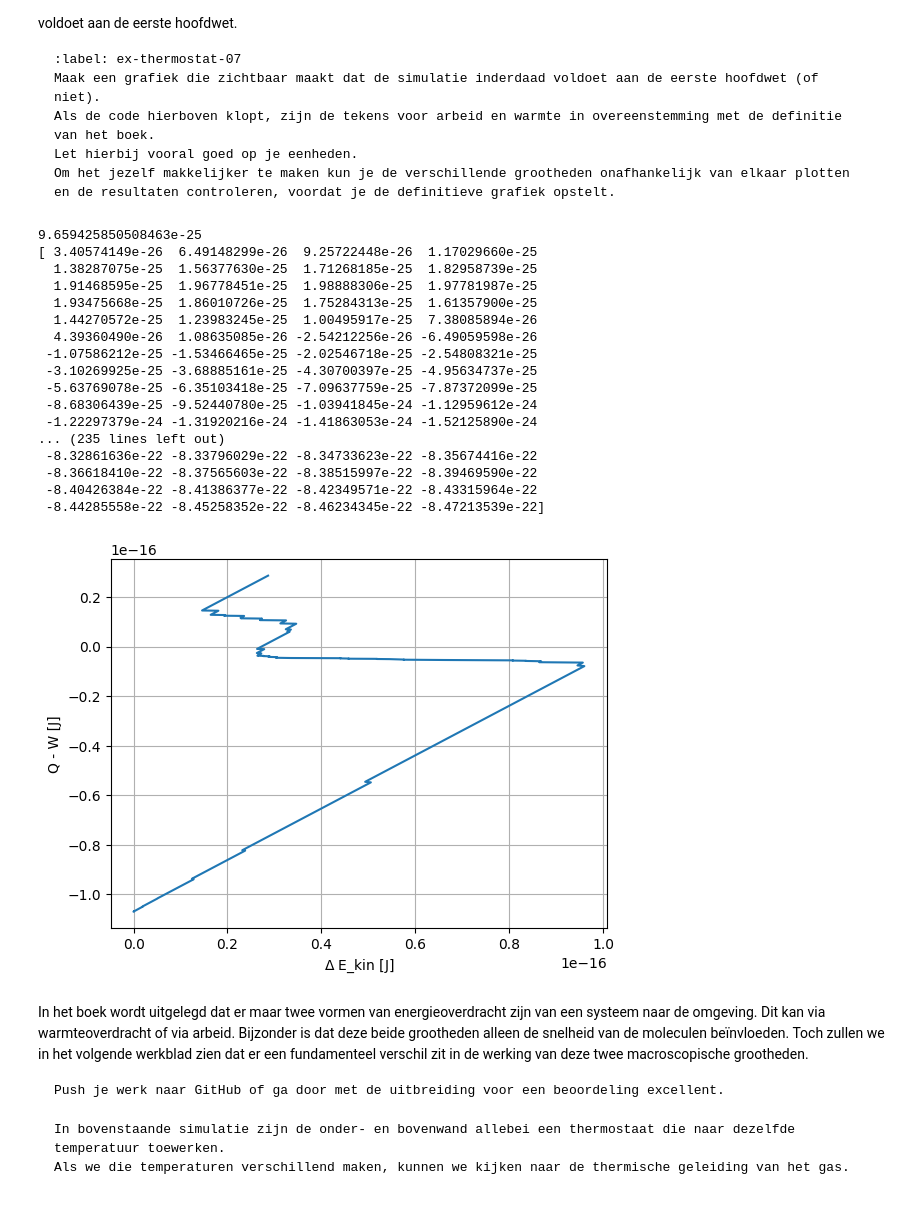
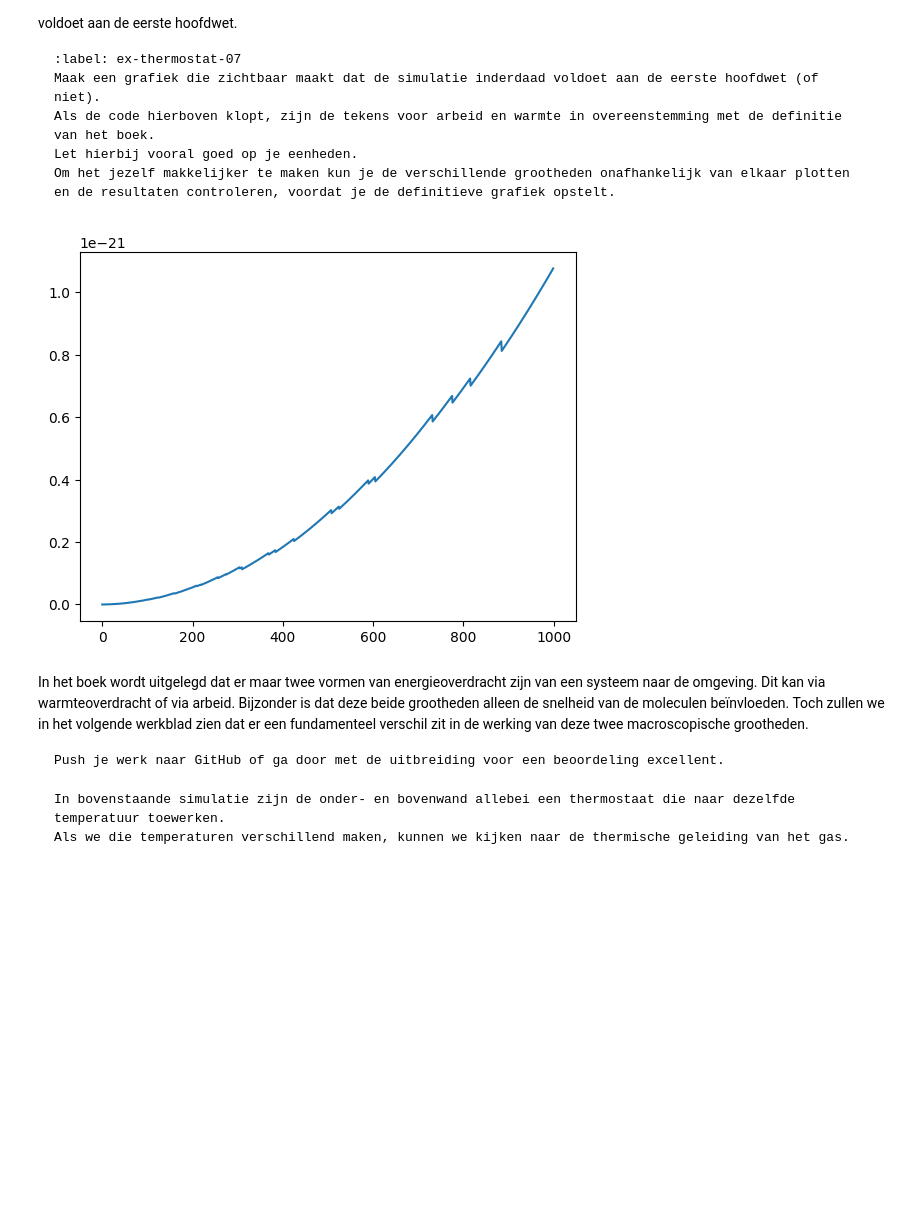
Before and after one commit to cs50202/kimienalesja, a Jupyter notebook: Content/PySim/8_thermostaat.ipynb, the cells around one changed output. Drawn from its saved outputs; the diff is of its cells as text; code cells hidden in the pictures; blank space fills up the shorter version.

```diff
--- a/Content/PySim/8_thermostaat.ipynb
+++ b/Content/PySim/8_thermostaat.ipynb
@@ -436,60 +436,51 @@ Om het jezelf makkelijker te maken kun je de verschillende grootheden onafhankel
 # %%
 # Reset simulatievariabelen
 particles = []
 pressure = 0.0
 work = 0.0
 heat = 0
 
 # Maak de gasdeeltjes
 create_particles(particles)
 
 # Arrays om data in op te slaan
-work_cumsum = np.array([])  # totale verrichte arbeid door zuigers op deeltjes
+W = np.array([])  # totale verrichte arbeid door zuigers op deeltjes
 Ekin_cumsum = np.array([])  # totale kinetische energie van deeltjes
-heat_cumsum = np.array([])  # totale warmte
+Q = np.array([])  # totale warmte
 
 # Loop over 1000 tijdstappen
 for i in range(1000):
     take_time_step(particles)  # voert 1 stap uit en werkt 'work' bij
 
-    work_cumsum = np.append(work_cumsum,work)            #totale arbeid array bijwerken
-    total_kin = sum(p.kin_energy for p in particles) #totale kinetische energie berekenen op dit tijdstap
-    Ekin_cumsum = np.append(Ekin_cumsum,total_kin)
-    heat_cumsum = np.append(heat_cumsum,heat)
+    W = np.append(W,work)            #totale arbeid array bijwerken
+    #total_kin = sum(p.kin_energy for p in particles) #totale kinetische energie berekenen op dit tijdstap
+    # Ekin_cumsum = np.append(Ekin_cumsum,p.kin)
+    Q = np.append(Q,heat)
 
 
 
 # Plot cumulatieve arbeid vs verandering in energie
 # bereken verandering in kinetische energie
-delta_Ekin = np.array(Ekin_cumsum) - Ekin_cumsum[0] # array die verschil laat zien van Ekin per tijdstap
-print(Ekin_cumsum[0])
-print(work_cumsum)
+# delta_Ekin = np.array(Ekin_cumsum) - Ekin_cumsum[0] # array die verschil laat zien van Ekin per tijdstap
+# print(Ekin_cumsum[0])
+# print(W)
+
+# t = np.arange(0,1000,DT)
+
+# plt.figure()
+# plt.plot(delta_Ekin*vscale**2,a ((heat - work_cumsum)*vscale**2))
+# plt.xlabel(r'$\Delta$ E_kin [J]')
+# plt.ylabel('Q - W [J]')
+# plt.grid(True)
+# plt.show()
 
 plt.figure()
-plt.plot(delta_Ekin*vscale**2, ((heat - work_cumsum)*vscale**2))
-plt.xlabel(r'$\Delta$ E_kin [J]')
-plt.ylabel('Q - W [J]')
-plt.grid(True)
+
+plt.plot(Q-W)
+
 plt.show()
 # %% [output]
-9.659425850508463e-25
-[ 3.40574149e-26  6.49148299e-26  9.25722448e-26  1.17029660e-25
-  1.38287075e-25  1.56377630e-25  1.71268185e-25  1.82958739e-25
-  1.91468595e-25  1.96778451e-25  1.98888306e-25  1.97781987e-25
-  1.93475668e-25  1.86010726e-25  1.75284313e-25  1.61357900e-25
-  1.44270572e-25  1.23983245e-25  1.00495917e-25  7.38085894e-26
-  4.39360490e-26  1.08635085e-26 -2.54212256e-26 -6.49059598e-26
- -1.07586212e-25 -1.53466465e-25 -2.02546718e-25 -2.54808321e-25
- -3.10269925e-25 -3.68885161e-25 -4.30700397e-25 -4.95634737e-25
- -5.63769078e-25 -6.35103418e-25 -7.09637759e-25 -7.87372099e-25
- -8.68306439e-25 -9.52440780e-25 -1.03941845e-24 -1.12959612e-24
- -1.22297379e-24 -1.31920216e-24 -1.41863053e-24 -1.52125890e-24
-... (235 lines left out)
- -8.32861636e-22 -8.33796029e-22 -8.34733623e-22 -8.35674416e-22
- -8.36618410e-22 -8.37565603e-22 -8.38515997e-22 -8.39469590e-22
- -8.40426384e-22 -8.41386377e-22 -8.42349571e-22 -8.43315964e-22
- -8.44285558e-22 -8.45258352e-22 -8.46234345e-22 -8.47213539e-22]
-[figure, old version]
+[figure, new version]
 # %% [markdown]
 In het boek wordt uitgelegd dat er maar twee vormen van energieoverdracht zijn van een systeem naar de omgeving. Dit kan via warmteoverdracht of via arbeid.
 Bijzonder is dat deze beide grootheden alleen de snelheid van de moleculen beïnvloeden.
```
